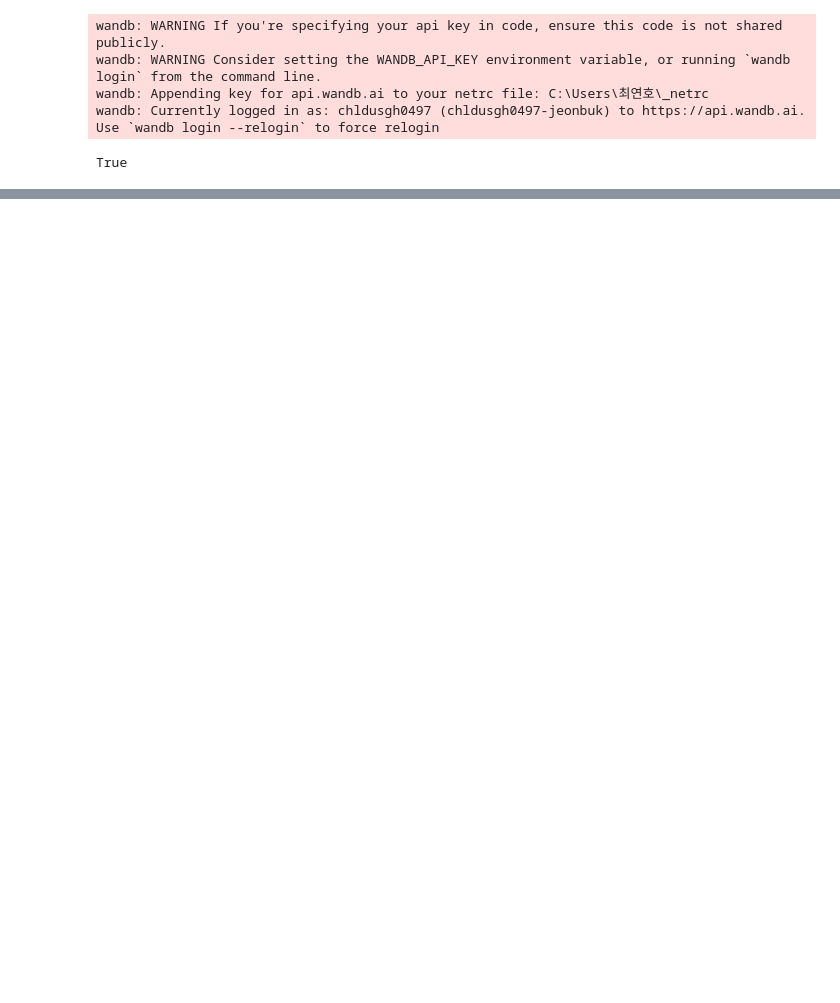
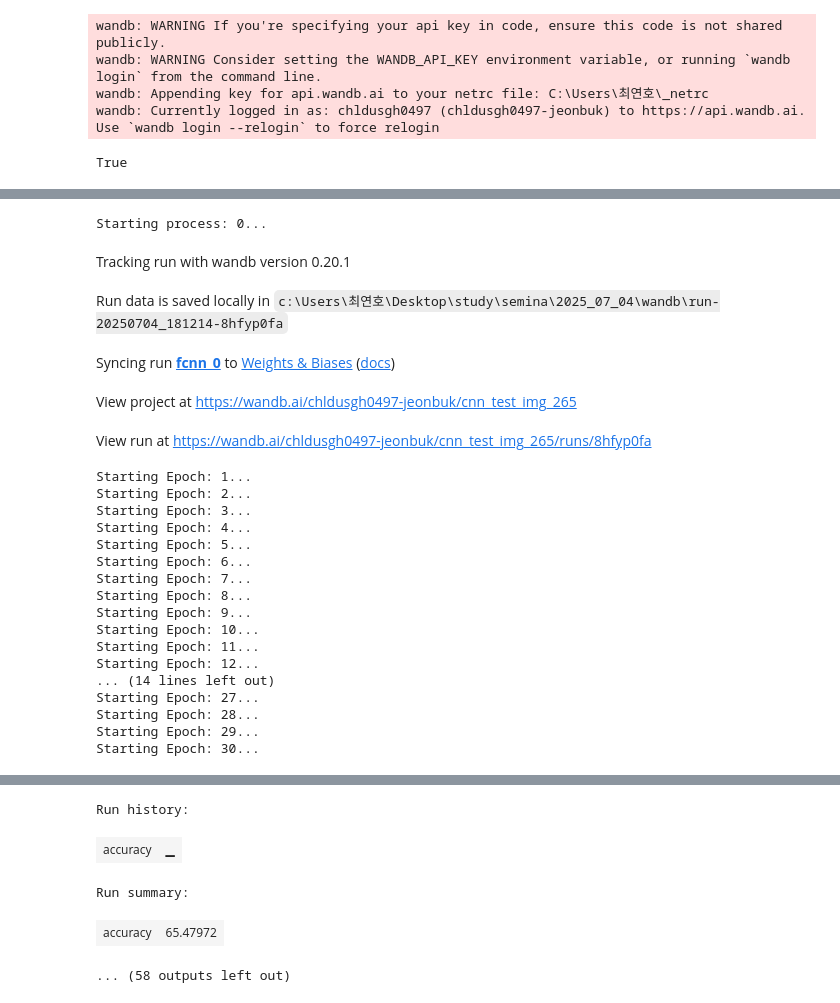
Before and after one commit to RGBRaccoon/semina, a Jupyter notebook: 2025_07_04/cnn.ipynb, the cells around one changed output, grey strips where cells are left out. Cells and saved outputs as stored; diff of their text form; code cells hidden in the pictures; blank space fills up the shorter version.

```diff
--- a/2025_07_04/cnn.ipynb
+++ b/2025_07_04/cnn.ipynb
@@ -348,9 +338,33 @@ Starting Epoch: 20...
 # %%
-# for i in range(5):
-#     for learning_rate in params['learning_rate']:
-#        for image_size in params['image_size']:
-#            for batch_size in params['batch_size']:
-#                for epochs in params['epochs']:
-#                    for hidden_size_list in params['hidden_sizes']:
-#                        print(f'Starting process: {i}...')
-#                        process_model_1(learning_rate=learning_rate, image_size=image_size, batch_size=batch_size, epochs=epochs, hidden_size_list=hidden_size_list, i=i)
+for i in range(5):
+    for learning_rate in params['learning_rate']:
+       for image_size in params['image_size']:
+           for batch_size in params['batch_size']:
+               for epochs in params['epochs']:
+                   for hidden_size_list in params['hidden_sizes']:
+                       print(f'Starting process: {i}...')
+                       process_model_1(learning_rate=learning_rate, image_size=image_size, batch_size=batch_size, epochs=epochs, hidden_size_list=hidden_size_list, i=i)
+# %% [output]
+Starting process: 0...
+Tracking run with wandb version 0.20.1
+Run data is saved locally in c:\Users\최연호\Desktop\study\semina\2025_07_04\wandb\run-20250704_181214-8hfyp0fa
+Syncing run fcnn_0 to Weights & Biases (docs)
+View project at https://wandb.ai/chldusgh0497-jeonbuk/cnn_test_img_265
+View run at https://wandb.ai/chldusgh0497-jeonbuk/cnn_test_img_265/runs/8hfyp0fa
+Starting Epoch: 1...
+Starting Epoch: 2...
+Starting Epoch: 3...
+Starting Epoch: 4...
+Starting Epoch: 5...
+Starting Epoch: 6...
+Starting Epoch: 7...
+Starting Epoch: 8...
+Starting Epoch: 9...
+Starting Epoch: 10...
+Starting Epoch: 11...
+Starting Epoch: 12...
+... (14 lines left out)
+Starting Epoch: 27...
+Starting Epoch: 28...
+Starting Epoch: 29...
+Starting Epoch: 30...
@@ -356,0 +372,5 @@ Starting Epoch: 20...
+Run history:
+| accuracy | ▁ |
+Run summary:
+| accuracy | 65.47972 |
+... (58 outputs left out)
```
Also changed, not shown: parts of 7 cells of this notebook, 6 other files.
